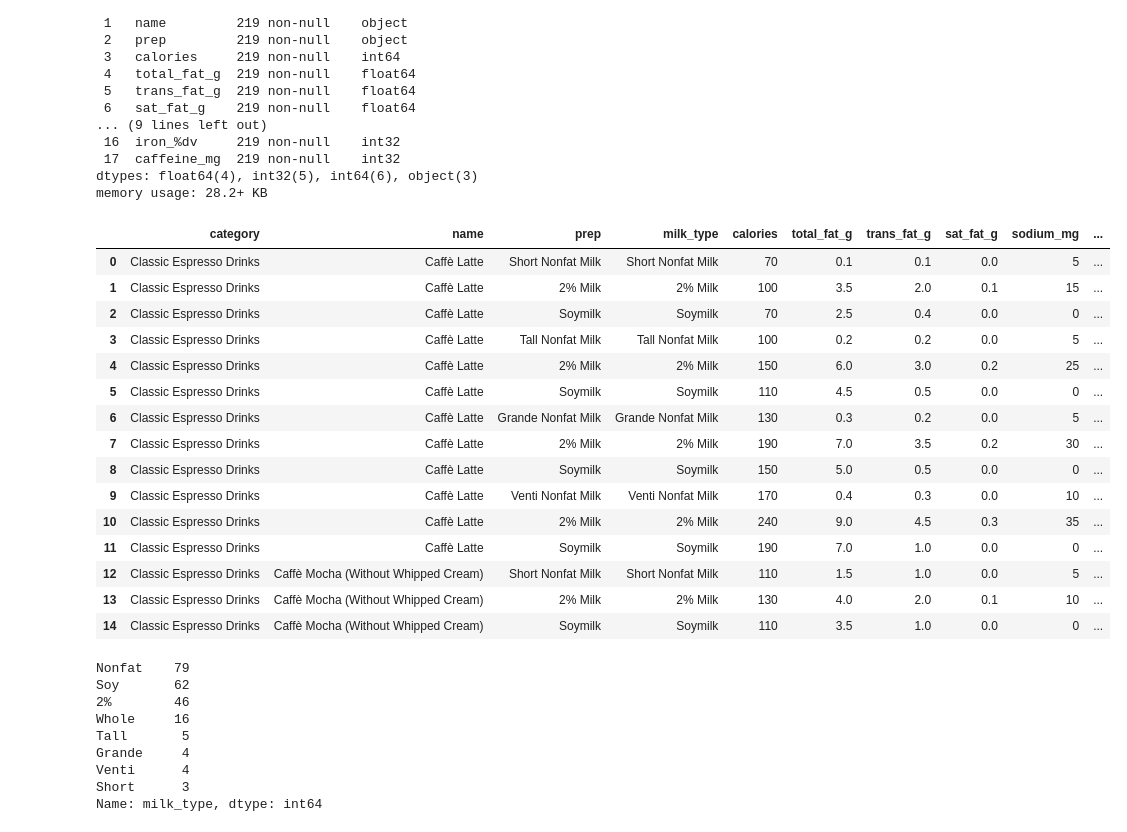
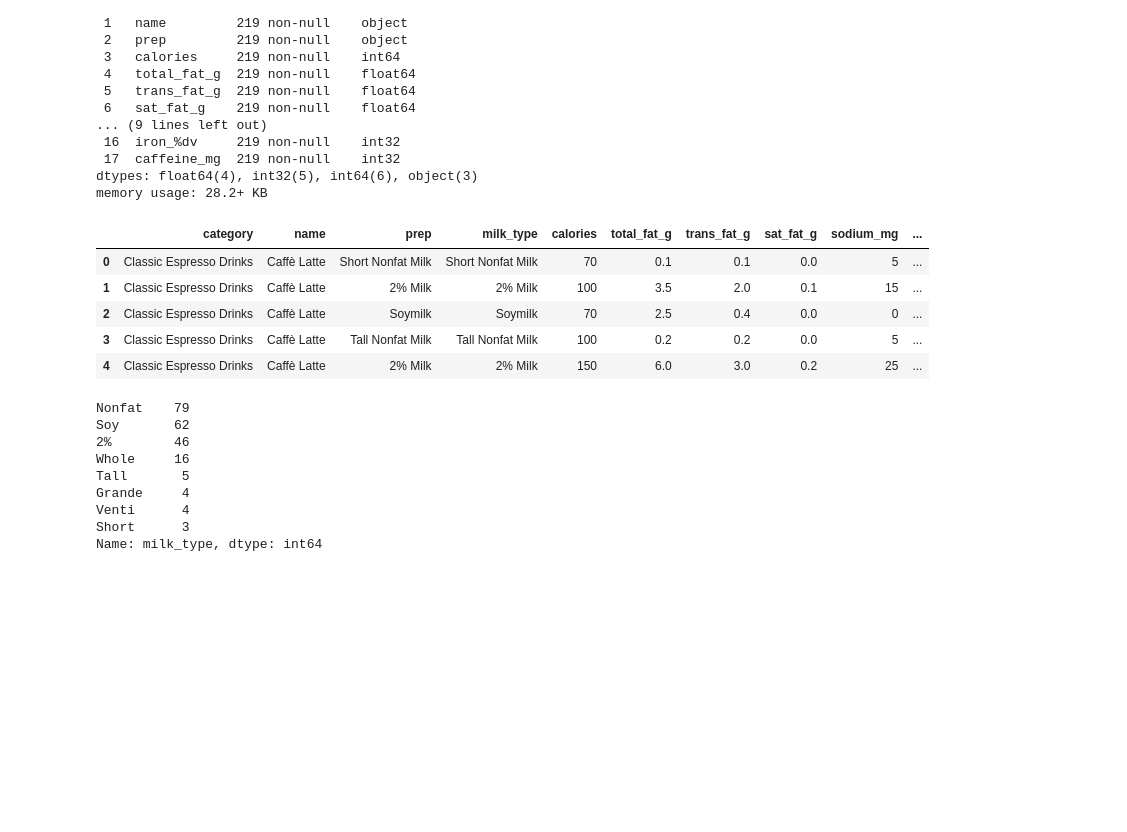
Before and after one commit to Ugi77/projects, a Jupyter notebook: NutritionAnalysisTour/clean_pandas.ipynb, the cells around one changed output. Cells and saved outputs as stored; diff of their text form; code cells hidden in the pictures; blank space fills up the shorter version.

Commit message:
refine annontation for clean_pandas file

```diff
--- a/NutritionAnalysisTour/clean_pandas.ipynb
+++ b/NutritionAnalysisTour/clean_pandas.ipynb
@@ -253,22 +255,12 @@ memory usage: 28.2+ KB
 # Normalize prep column: add column for milk type
 sb_clean.insert(3, "milk_type", sb_clean["prep"])
 # %%
-sb_clean.head(15)
+sb_clean.head()
 # %% [output]
 |  | category | name | prep | milk_type | calories | total_fat_g | trans_fat_g | sat_fat_g | sodium_mg | ... |
 | 0 | Classic Espresso Drinks | Caffè Latte | Short Nonfat Milk | Short Nonfat Milk | 70 | 0.1 | 0.1 | 0.0 | 5 | ... |
 | 1 | Classic Espresso Drinks | Caffè Latte | 2% Milk | 2% Milk | 100 | 3.5 | 2.0 | 0.1 | 15 | ... |
 | 2 | Classic Espresso Drinks | Caffè Latte | Soymilk | Soymilk | 70 | 2.5 | 0.4 | 0.0 | 0 | ... |
 | 3 | Classic Espresso Drinks | Caffè Latte | Tall Nonfat Milk | Tall Nonfat Milk | 100 | 0.2 | 0.2 | 0.0 | 5 | ... |
 | 4 | Classic Espresso Drinks | Caffè Latte | 2% Milk | 2% Milk | 150 | 6.0 | 3.0 | 0.2 | 25 | ... |
-| 5 | Classic Espresso Drinks | Caffè Latte | Soymilk | Soymilk | 110 | 4.5 | 0.5 | 0.0 | 0 | ... |
-| 6 | Classic Espresso Drinks | Caffè Latte | Grande Nonfat Milk | Grande Nonfat Milk | 130 | 0.3 | 0.2 | 0.0 | 5 | ... |
-| 7 | Classic Espresso Drinks | Caffè Latte | 2% Milk | 2% Milk | 190 | 7.0 | 3.5 | 0.2 | 30 | ... |
-| 8 | Classic Espresso Drinks | Caffè Latte | Soymilk | Soymilk | 150 | 5.0 | 0.5 | 0.0 | 0 | ... |
-| 9 | Classic Espresso Drinks | Caffè Latte | Venti Nonfat Milk | Venti Nonfat Milk | 170 | 0.4 | 0.3 | 0.0 | 10 | ... |
-| 10 | Classic Espresso Drinks | Caffè Latte | 2% Milk | 2% Milk | 240 | 9.0 | 4.5 | 0.3 | 35 | ... |
-| 11 | Classic Espresso Drinks | Caffè Latte | Soymilk | Soymilk | 190 | 7.0 | 1.0 | 0.0 | 0 | ... |
-| 12 | Classic Espresso Drinks | Caffè Mocha (Without Whipped Cream) | Short Nonfat Milk | Short Nonfat Milk | 110 | 1.5 | 1.0 | 0.0 | 5 | ... |
-| 13 | Classic Espresso Drinks | Caffè Mocha (Without Whipped Cream) | 2% Milk | 2% Milk | 130 | 4.0 | 2.0 | 0.1 | 10 | ... |
-| 14 | Classic Espresso Drinks | Caffè Mocha (Without Whipped Cream) | Soymilk | Soymilk | 110 | 3.5 | 1.0 | 0.0 | 0 | ... |
 # %%
```
Also changed, not shown: parts of 22 cells of this notebook.
